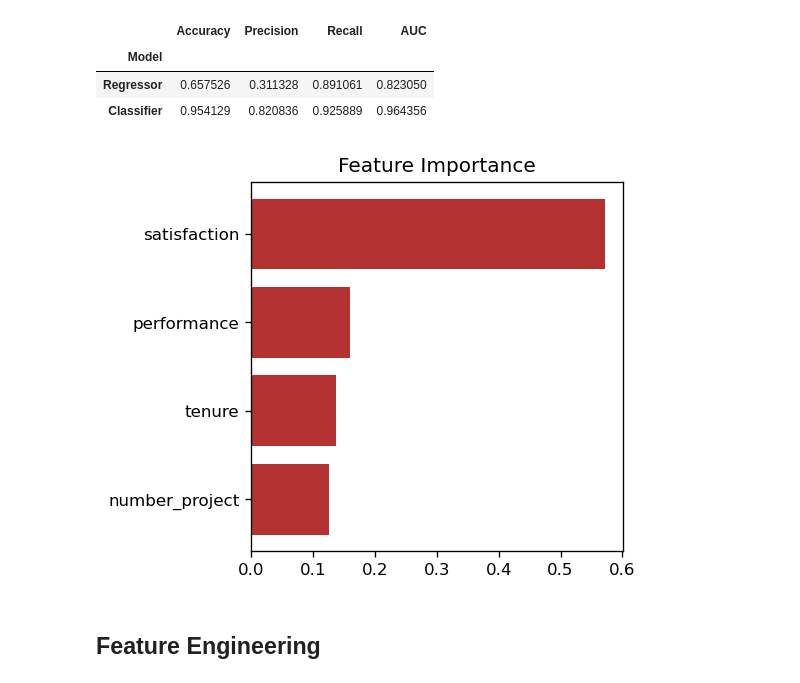
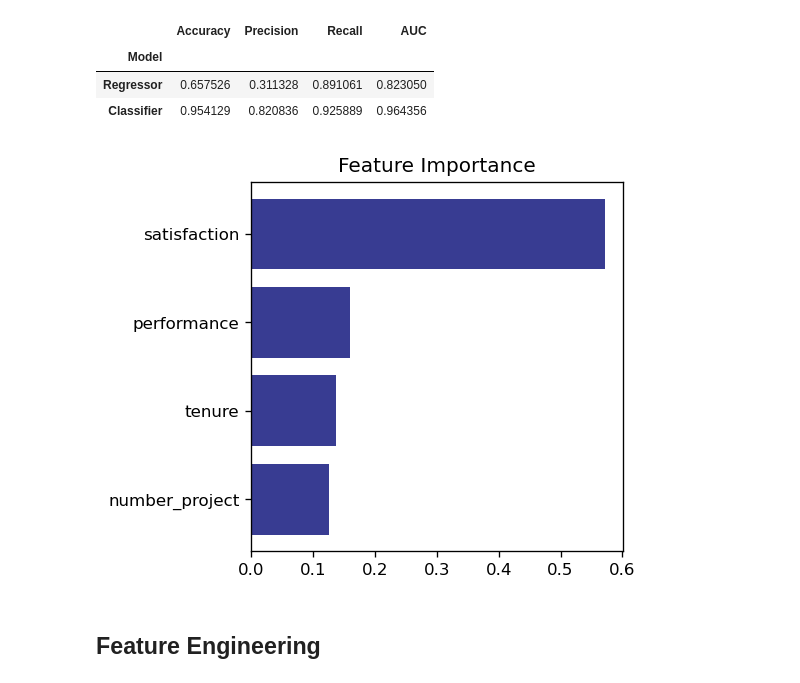
Before and after one commit to SameeckBhatia/Salifort-EDP, a Jupyter notebook: notebook.ipynb, the cells around one changed output. Cells and saved outputs as stored; diff of their text form; code cells hidden in the pictures.

```diff
--- a/notebook.ipynb
+++ b/notebook.ipynb
@@ -342,14 +345,14 @@ pd.concat([logreg, clf])
 # %%
 importances = model2.best_estimator_.feature_importances_
 importance_matrix = pd.DataFrame(importances, columns=["Importance"], index=X_train.columns)
 importance_matrix = importance_matrix[importance_matrix["Importance"].round(2)!=0].sort_values("Importance")
 
 fig, ax = plt.subplots(figsize=(4, 4), dpi=120)
-ax.barh(importance_matrix.index, importance_matrix["Importance"], color="#B43332")
+ax.barh(importance_matrix.index, importance_matrix["Importance"], color="#383C92")
 plt.title("Feature Importance")
 plt.show()
 # %% [output]
-[figure, old version]
+[figure, new version]
 # %% [markdown]
 ## Feature Engineering
 # %%
```
Also changed, not shown: parts of 15 cells of this notebook.
